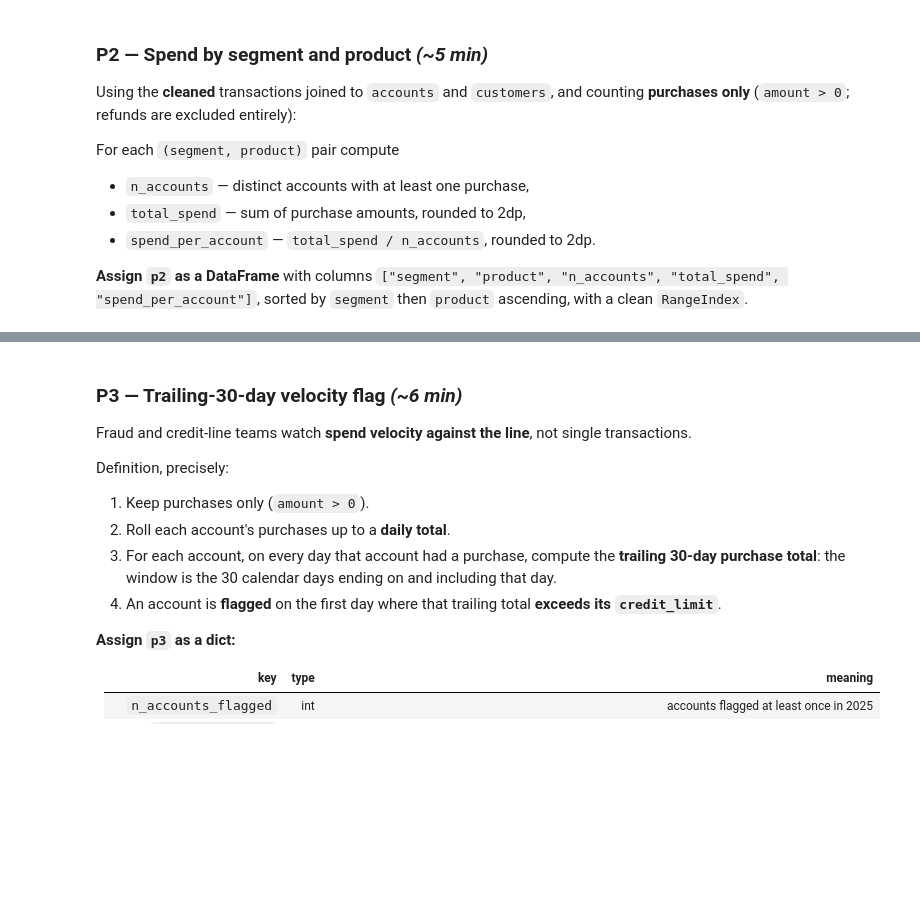
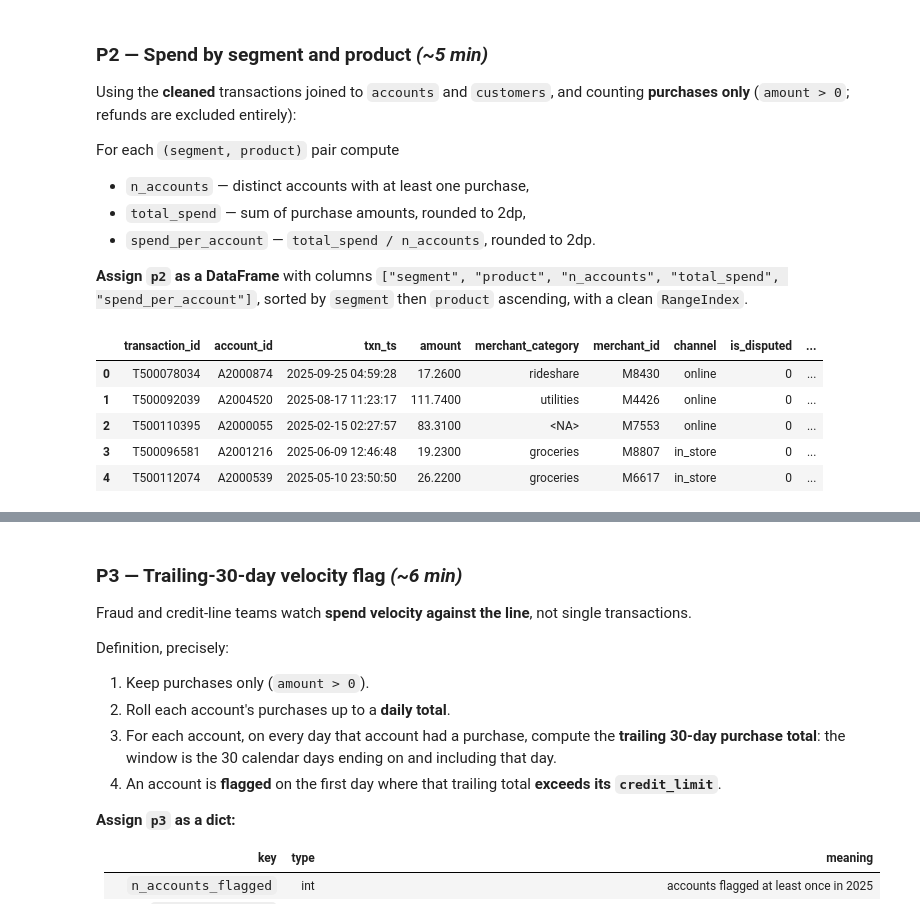
Before and after one commit to Roccolee18/ds_practice, a Jupyter notebook: attempts/2026-09-17-capital-one-ds/exam.ipynb, the cells around one changed output, grey strips where cells are left out. Saved outputs shown, nothing was run; the diff lists cells and outputs as text; code cells hidden in the pictures; blank space fills up the shorter version.

```diff
--- a/attempts/2026-09-17-capital-one-ds/exam.ipynb
+++ b/attempts/2026-09-17-capital-one-ds/exam.ipynb
@@ -217,7 +218,19 @@ For each `(segment, product)` pair compute
 "spend_per_account"]`, sorted by `segment` then `product` ascending, with a clean `RangeIndex`.
 # %%
 # --- P2 ---
+p2 = None
+acc = pd.read_csv(f"{DATA}/accounts.csv")
+cus = pd.read_csv(f"{DATA}/customers.csv")
 
+purchases = clean[clean["amount"]>0]
+merged = (purchases.merge(acc[["account_id", "customer_id", "product"]], on="account_id", how="inner")
+                    .merge(cus[["customer_id", "segment"]], on="customer_id", how="inner"))
 
-p2 = None
-check("P2", p2)
+merged.head()
+# %% [output]
+|  | transaction_id | account_id | txn_ts | amount | merchant_category | merchant_id | channel | is_disputed | ... |
+| 0 | T500078034 | A2000874 | 2025-09-25 04:59:28 | 17.2600 | rideshare | M8430 | online | 0 | ... |
+| 1 | T500092039 | A2004520 | 2025-08-17 11:23:17 | 111.7400 | utilities | M4426 | online | 0 | ... |
+| 2 | T500110395 | A2000055 | 2025-02-15 02:27:57 | 83.3100 | <NA> | M7553 | online | 0 | ... |
+| 3 | T500096581 | A2001216 | 2025-06-09 12:46:48 | 19.2300 | groceries | M8807 | in_store | 0 | ... |
+| 4 | T500112074 | A2000539 | 2025-05-10 23:50:50 | 26.2200 | groceries | M6617 | in_store | 0 | ... |
```
Also changed, not shown: parts of 15 cells of this notebook.
